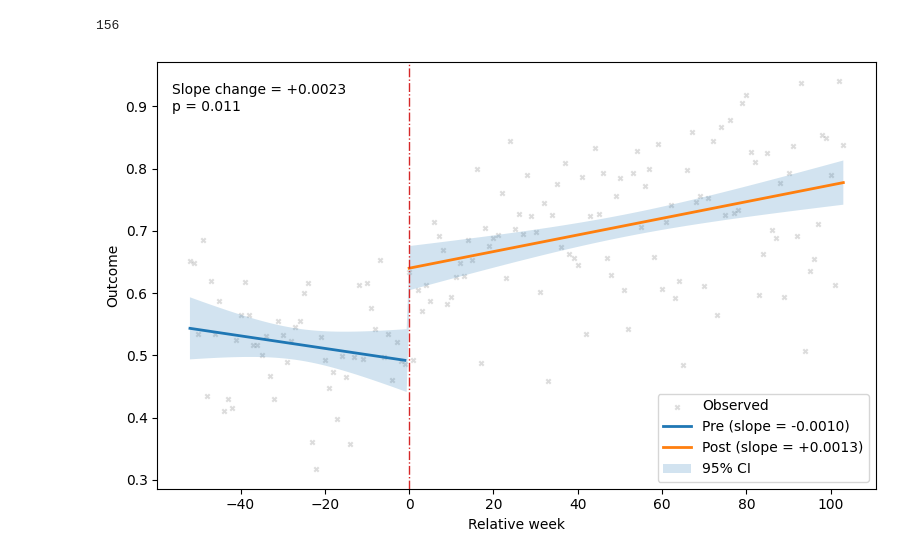
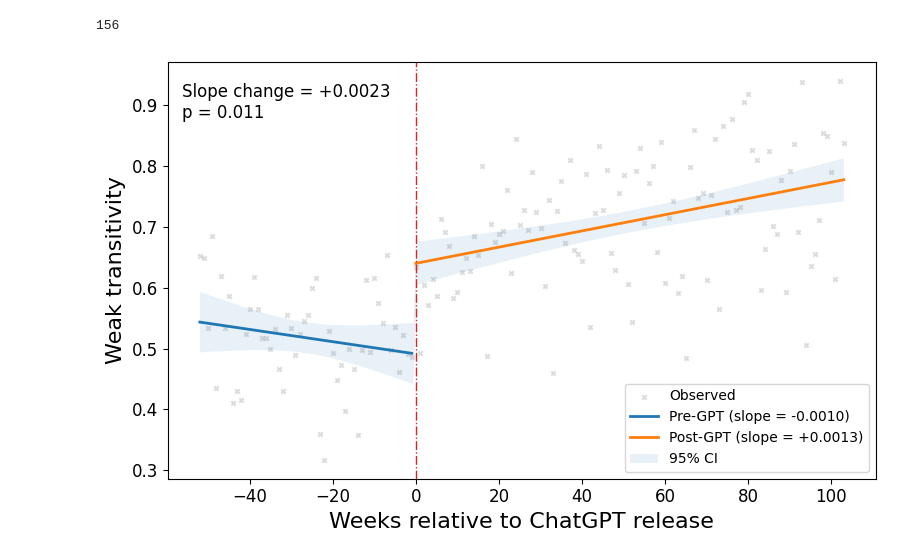
Before and after one commit to myokyunghan/stackoverflow_src_2425, a Jupyter notebook: network/python/2_1_triad_census.ipynb, the cells around one changed output. Saved outputs shown, nothing was run; the diff lists cells and outputs as text; code cells hidden in the pictures.

```diff
--- a/network/python/2_1_triad_census.ipynb
+++ b/network/python/2_1_triad_census.ipynb
@@ -188,37 +192,42 @@ plt.scatter(
     s=10,
     marker='x'
 )
 
 # 회귀선 (기존)
-plt.plot(x_pre, y_pre, linewidth=2, label='Pre (slope = -0.0010)')
-plt.plot(x_post, y_post, linewidth=2, label='Post (slope = +0.0013)')
+plt.plot(x_pre, y_pre, linewidth=2, label='Pre-GPT (slope = -0.0010)')
+plt.plot(x_post, y_post, linewidth=2, label='Post-GPT (slope = +0.0013)')
 
 # 🔹 95% 신뢰구간 추가
 plt.fill_between(
     x_grid,
     pred_ci['mean_ci_lower'],
     pred_ci['mean_ci_upper'],
-    alpha=0.7,
+    alpha=0.1,
     label='95% CI'
 )
 
 # 기준선
 plt.axvline(x=0, color='tab:red', linestyle='-.', linewidth=1)
 
 # 라벨
-plt.xlabel('Relative week')
-plt.ylabel('Outcome')
+plt.xlabel('Weeks relative to ChatGPT release', fontsize = 16)
+plt.ylabel('Weak transitivity', fontsize = 16)
 plt.legend()
 
 # 주석
 plt.text(
     0.02, 0.95,
     'Slope change = +0.0023\np = 0.011',
     transform=plt.gca().transAxes,
-    verticalalignment='top'
+    verticalalignment='top',
+    fontsize = 12
 )
 
+plt.tick_params(axis='x', labelsize=12)
+plt.tick_params(axis='y', labelsize=12)
+
 plt.tight_layout()
+plt.savefig(f"Result_Fig4.png", dpi=300, bbox_inches='tight')
 plt.show()
 # %% [output]
-[figure, old version]
+[figure, new version]
```
Also changed, not shown: parts of 2 cells of this notebook, 29 other files.
